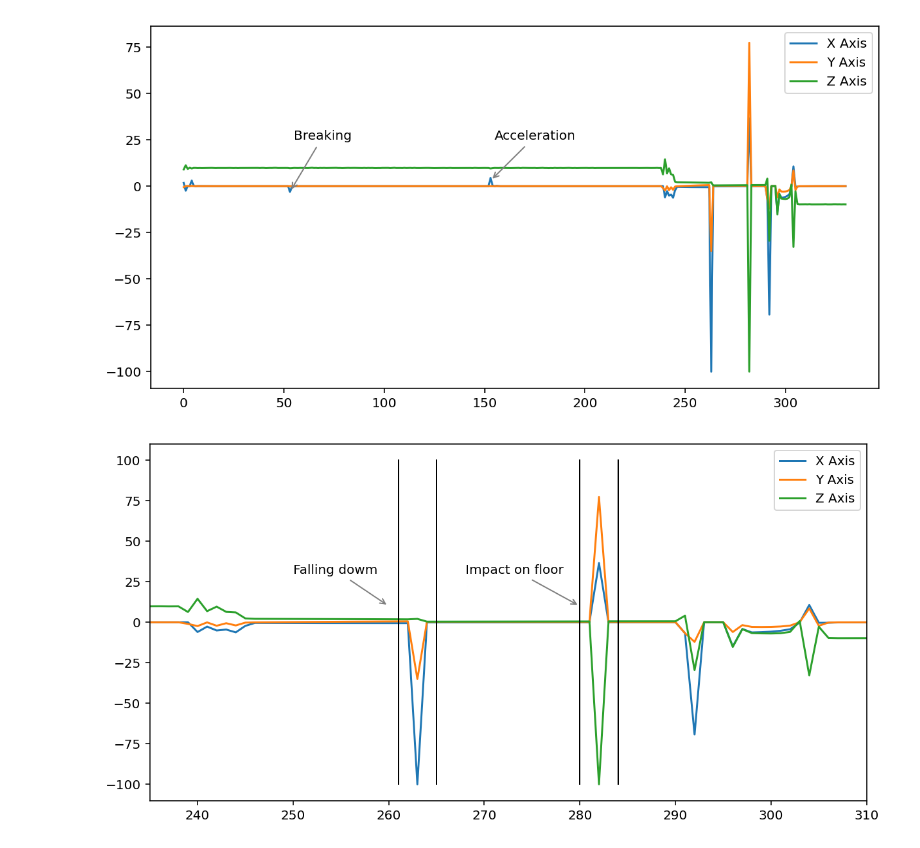
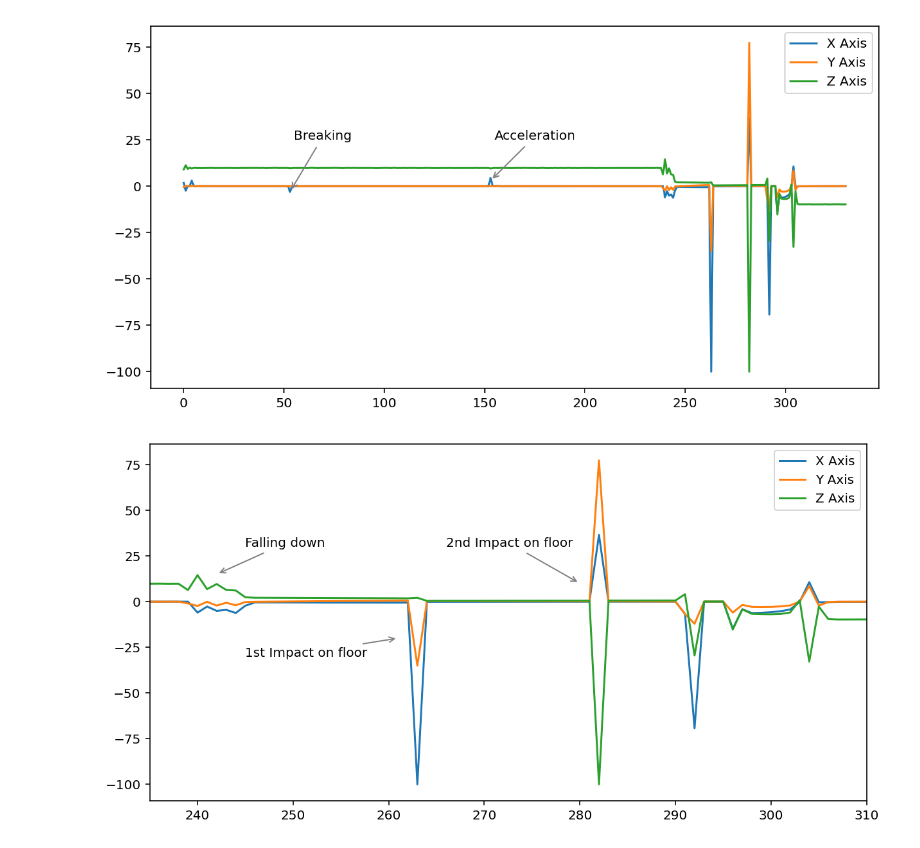
Before and after one commit to lsch0lz/webots_sensor_experiments, a Jupyter notebook: notebook/accelerometer.ipynb, the cells around one changed output. Drawn from its saved outputs; the diff is of its cells as text; code cells hidden in the pictures.

```diff
--- a/notebook/accelerometer.ipynb
+++ b/notebook/accelerometer.ipynb
@@ -29,20 +29,16 @@ plt.show()
 # %%
 plt.figure(figsize=(10, 5), dpi=144)
 ax=plt.subplot(111)
 ax.set_xlim(235, 310)
 ax.plot(list(range(0, len(df.x_axis))), df.x_axis, label = "X Axis")
 ax.plot(list(range(0, len(df.y_axis))), df.y_axis, label = "Y Axis")
 ax.plot(list(range(0, len(df.z_axis))), df.z_axis, label = "Z Axis")
 
-plt.plot([261, 261], [-100, 100], 'k-', lw=1)
-plt.plot([265, 265], [-100, 100], 'k-', lw=1)
-plt.plot([280, 280], [-100, 100], 'k-', lw=1)
-plt.plot([284, 284], [-100, 100], 'k-', lw=1)
-
-ax.annotate("Falling dowm", xy=(260, 10), xytext=(250, 30), arrowprops={"arrowstyle":"->", "color":"gray"})
-ax.annotate("Impact on floor", xy=(280, 10), xytext=(268, 30), arrowprops={"arrowstyle":"->", "color":"gray"})
+ax.annotate("Falling down", xy=(242, 15), xytext=(245, 30), arrowprops={"arrowstyle":"->", "color":"gray"})
+ax.annotate("1st Impact on floor", xy=(261, -20), xytext=(245, -30), arrowprops={"arrowstyle":"->", "color":"gray"})
+ax.annotate("2nd Impact on floor", xy=(280, 10), xytext=(266, 30), arrowprops={"arrowstyle":"->", "color":"gray"})
 
 plt.legend()
 plt.show()
 # %% [output]
-[figure, old version]
+[figure, new version]
```
